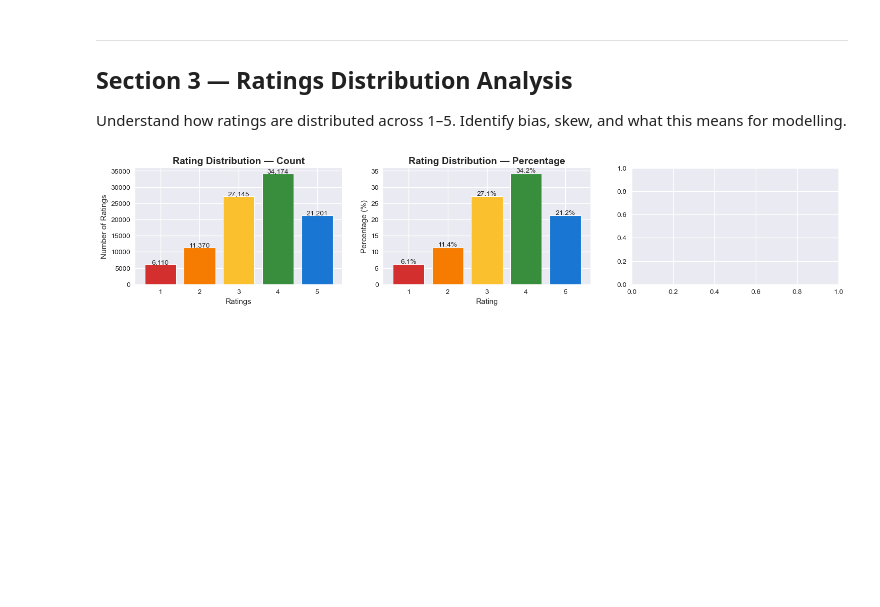
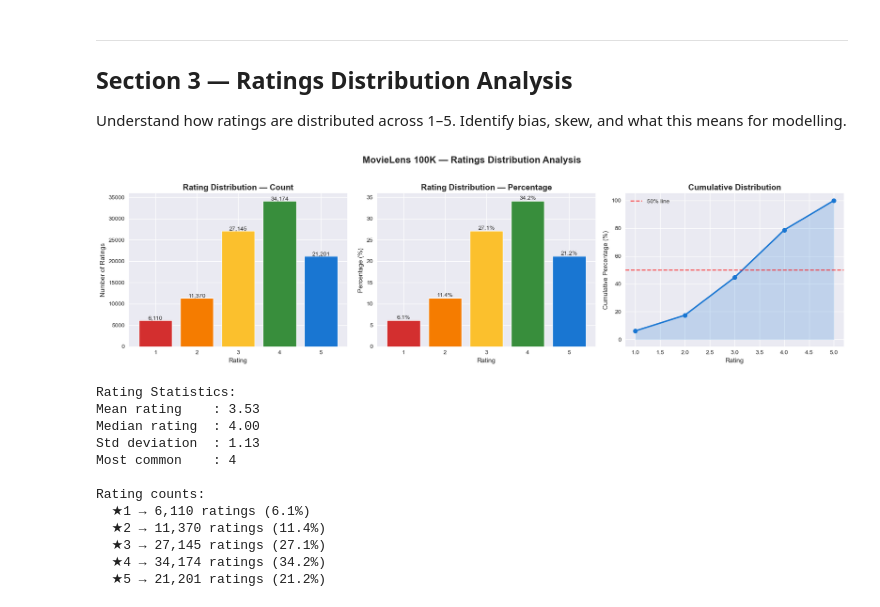
Before and after one commit to M20Jay/recommendation-system, a Jupyter notebook: notebooks/01_EDA.ipynb, the cells around one changed output. Cells and saved outputs as stored; diff of their text form; code cells hidden in the pictures; blank space fills up the shorter version.

Commit message:
feat: add EDA sections 3-6 ratings distribution genre analysis

```diff
--- a/notebooks/01_EDA.ipynb
+++ b/notebooks/01_EDA.ipynb
@@ -138,32 +138,67 @@ display(users.head())
 Understand how ratings are distributed across 1–5.
 Identify bias, skew, and what this means for modelling.
 # %%
-# Rating Distribution Analysis
-fig, axes = plt.subplots(1,3, figsize =(18,3))
+fig, axes = plt.subplots(1, 3, figsize=(18, 5))
 
 # Chart 1 — Rating counts
 rating_counts = ratings['rating'].value_counts().sort_index()
 axes[0].bar(rating_counts.index, rating_counts.values,
             color=['#d32f2f','#f57c00','#fbc02d','#388e3c','#1976d2'],
             edgecolor='white', linewidth=0.8)
 axes[0].set_title('Rating Distribution — Count', fontsize=14, fontweight='bold')
-axes[0].set_xlabel('Ratings')
+axes[0].set_xlabel('Rating')
 axes[0].set_ylabel('Number of Ratings')
 for i, (val, count) in enumerate(zip(rating_counts.index, rating_counts.values)):
     axes[0].text(val, count + 200, f'{count:,}', ha='center', fontsize=10)
 
 # Chart 2 — Percentage distribution
-rating_pct = rating_counts/ rating_counts.sum() * 100
+rating_pct = rating_counts / rating_counts.sum() * 100
 axes[1].bar(rating_pct.index, rating_pct.values,
             color=['#d32f2f','#f57c00','#fbc02d','#388e3c','#1976d2'],
             edgecolor='white', linewidth=0.8)
 axes[1].set_title('Rating Distribution — Percentage', fontsize=14, fontweight='bold')
 axes[1].set_xlabel('Rating')
 axes[1].set_ylabel('Percentage (%)')
-
-for i, (val,pct) in enumerate (zip(rating_pct.index, rating_pct.values)):
-    axes[1].text(val, pct+0.3, f'{pct:.1f}%', ha='center', fontsize=10)
+for i, (val, pct) in enumerate(zip(rating_pct.index, rating_pct.values)):
+    axes[1].text(val, pct + 0.3, f'{pct:.1f}%', ha='center', fontsize=10)
 
 # Chart 3 — Cumulative distribution
+cumulative = rating_pct.cumsum()
+axes[2].plot(cumulative.index, cumulative.values,
+             marker='o', color='#1976d2', linewidth=2.5, markersize=8)
+axes[2].fill_between(cumulative.index, cumulative.values, alpha=0.2, color='#1976d2')
+axes[2].set_title('Cumulative Distribution', fontsize=14, fontweight='bold')
+axes[2].set_xlabel('Rating')
+axes[2].set_ylabel('Cumulative Percentage (%)')
+axes[2].axhline(y=50, color='red', linestyle='--', alpha=0.7, label='50% line')
+axes[2].legend()
+
+plt.suptitle('MovieLens 100K — Ratings Distribution Analysis',
+             fontsize=16, fontweight='bold', y=1.02)
+plt.tight_layout()
+plt.savefig('../reports/figures/section3_ratings_distribution.png',
+            dpi=150, bbox_inches='tight')
+plt.show()
+
+print(f"\nRating Statistics:")
+print(f"Mean rating    : {ratings['rating'].mean():.2f}")
+print(f"Median rating  : {ratings['rating'].median():.2f}")
+print(f"Std deviation  : {ratings['rating'].std():.2f}")
+print(f"Most common    : {ratings['rating'].mode()[0]}")
+print(f"\nRating counts:")
+for rating, count in rating_counts.items():
+    print(f"  ★{rating} → {count:,} ratings ({count/len(ratings)*100:.1f}%)")
 # %% [output]
-[figure, old version]
+[figure, new version]
+Rating Statistics:
+Mean rating    : 3.53
+Median rating  : 4.00
+Std deviation  : 1.13
+Most common    : 4
+
+Rating counts:
+  ★1 → 6,110 ratings (6.1%)
+  ★2 → 11,370 ratings (11.4%)
+  ★3 → 27,145 ratings (27.1%)
+  ★4 → 34,174 ratings (34.2%)
+  ★5 → 21,201 ratings (21.2%)
```
Also changed, not shown: parts of 9 cells of this notebook, 4 other files.
